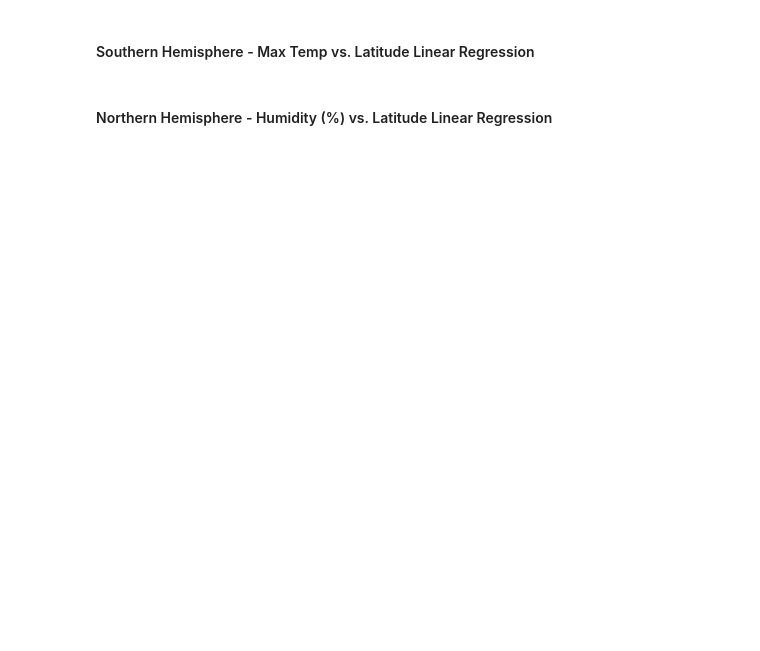
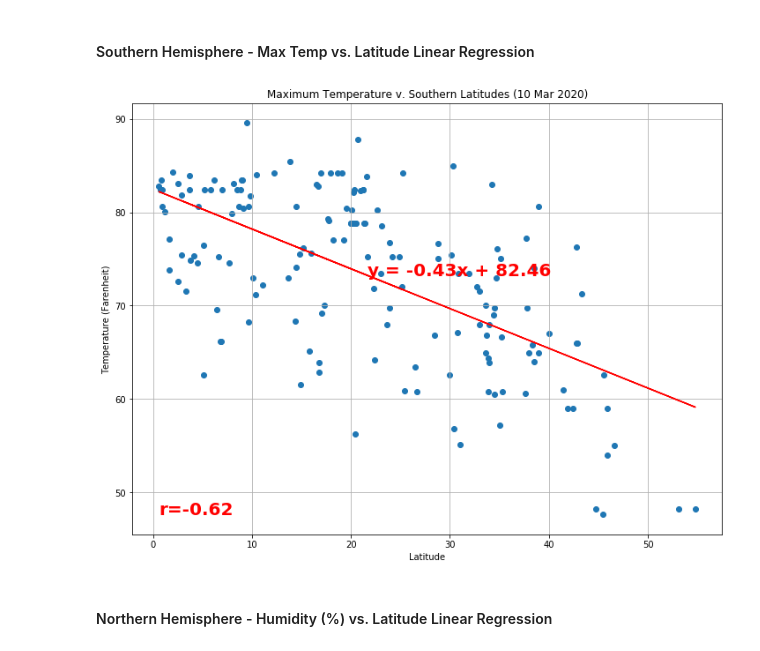
Before and after one commit to NormanGwinn/python-api-challenge, a Jupyter notebook: WeatherPy/WeatherPy.ipynb, the cells around one changed output. Saved outputs shown, nothing was run; the diff lists cells and outputs as text; code cells hidden in the pictures; blank space fills up the shorter version.

```diff
--- a/WeatherPy/WeatherPy.ipynb
+++ b/WeatherPy/WeatherPy.ipynb
@@ -179,2 +228,8 @@ plt.close(fig)
 # %% [markdown]
 ####  Southern Hemisphere - Max Temp vs. Latitude Linear Regression
+# %%
+fig = plot_metric_with_linear_regression(6, city_weather_south["Lat"], city_weather_south["Max_Temp"],
+                                         "Latitude", "Temperature (Farenheit)",
+                                         f"Maximum Temperature v. Southern Latitudes ({weather_date})")
+# %% [output]
+[figure, added]
```
Also changed, not shown: parts of 30 cells of this notebook.
